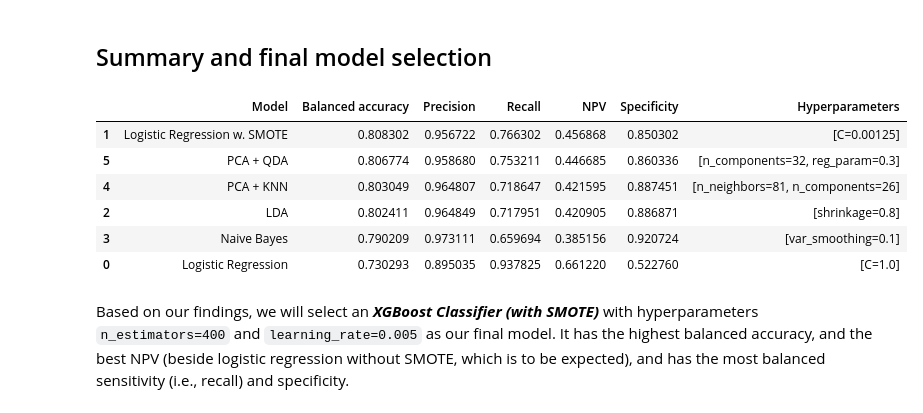
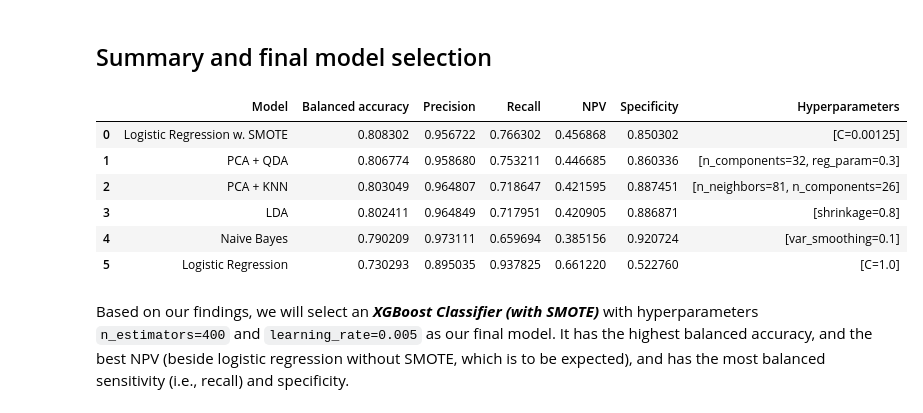
Before and after one commit to aapandy2/predicting_nba_player_retention, a Jupyter notebook: 3_ModelSelection.ipynb, the cells around one changed output. Cells and saved outputs as stored; diff of their text form; code cells hidden in the pictures.

Commit message:
fix bugs in auto-generated summary table

```diff
--- a/3_ModelSelection.ipynb
+++ b/3_ModelSelection.ipynb
@@ -938,56 +938,16 @@ Avg. specificity:        0.8091
 XGBoost has the best balanced accuracy and the best NPV (except for logistic regression _without_ SMOTE, which has the worst balanced accuracy). Also, XGBoost has the most balanced sensitivity (i.e., recall) and specificity out of any of our models (random forest is close, but not quite as balanced).
 # %% [markdown]
 ## Summary and final model selection
-# %%
-models     = []
-bal_accs   = []
-precisions = []
-recalls    = []
-npvs       = []
-specs      = []
-hyps       = []
-
-#formatted_hyp = {}
-#for key in best_hyp:
-#    param_str = list(best_hyp[key].keys())[0]
-#    param_val = best_hyp[key][param_str]
-#    if "__" in param_str:
-#        param_str = param_str.split("__")[1]
-
-#    formatted_hyp[key] = param_str + "=" + str(param_val)
-
-formatted_hyps = {}
-for key in best_hyp:
-    formatted_hyps[key] = []
-    for param in best_hyp[key].keys():
-        param_val = param
-        if "__" in param:
-            param_val = param.split("__")[1]
-        formatted_hyps[key].append(param_val+"="+str(best_hyp[key][param]))
-
-
-for key in best_metrics:
-    models.append(key)
-    bal_accs.append(best_metrics[key][0])
-    precisions.append(best_metrics[key][1])
-    recalls.append(best_metrics[key][2])
-    npvs.append(best_metrics[key][3])
-    specs.append(best_metrics[key][4])
-    hyps.append(formatted_hyps[key])
-
-
-results_df = pd.DataFrame({"Model":models, "Balanced accuracy":bal_accs, "Precision":precisions,
-                           "Recall":recalls, "NPV":npvs, "Specificity":specs, "Hyperparameters":hyps})
-
-results_df.sort_values(by="Balanced accuracy", ascending=False)
-# %% [output]
-|  | Model | Balanced accuracy | Precision | Recall | NPV | Specificity | Hyperparameters |
-| 1 | Logistic Regression w. SMOTE | 0.808302 | 0.956722 | 0.766302 | 0.456868 | 0.850302 | [C=0.00125] |
-| 5 | PCA + QDA | 0.806774 | 0.958680 | 0.753211 | 0.446685 | 0.860336 | [n_components=32, reg_param=0.3] |
-| 4 | PCA + KNN | 0.803049 | 0.964807 | 0.718647 | 0.421595 | 0.887451 | [n_neighbors=81, n_components=26] |
-| 2 | LDA | 0.802411 | 0.964849 | 0.717951 | 0.420905 | 0.886871 | [shrinkage=0.8] |
-| 3 | Naive Bayes | 0.790209 | 0.973111 | 0.659694 | 0.385156 | 0.920724 | [var_smoothing=0.1] |
-| 0 | Logistic Regression | 0.730293 | 0.895035 | 0.937825 | 0.661220 | 0.522760 | [C=1.0] |
+# %%
+print_summary(best_metrics, best_hyp)
+# %% [output]
+|  | Model | Balanced accuracy | Precision | Recall | NPV | Specificity | Hyperparameters |
+| 0 | Logistic Regression w. SMOTE | 0.808302 | 0.956722 | 0.766302 | 0.456868 | 0.850302 | [C=0.00125] |
+| 1 | PCA + QDA | 0.806774 | 0.958680 | 0.753211 | 0.446685 | 0.860336 | [n_components=32, reg_param=0.3] |
+| 2 | PCA + KNN | 0.803049 | 0.964807 | 0.718647 | 0.421595 | 0.887451 | [n_neighbors=81, n_components=26] |
+| 3 | LDA | 0.802411 | 0.964849 | 0.717951 | 0.420905 | 0.886871 | [shrinkage=0.8] |
+| 4 | Naive Bayes | 0.790209 | 0.973111 | 0.659694 | 0.385156 | 0.920724 | [var_smoothing=0.1] |
+| 5 | Logistic Regression | 0.730293 | 0.895035 | 0.937825 | 0.661220 | 0.522760 | [C=1.0] |
 # %% [markdown]
 Based on our findings, we will select an ***XGBoost Classifier (with SMOTE)*** with hyperparameters `n_estimators=400` and `learning_rate=0.005` as our final model. It has the highest balanced accuracy, and the best NPV (beside logistic regression without SMOTE, which is to be expected), and has the most balanced sensitivity (i.e., recall) and specificity.
 # %% [markdown]
```
Also changed, not shown: parts of 2 cells of this notebook, 1 other file.
